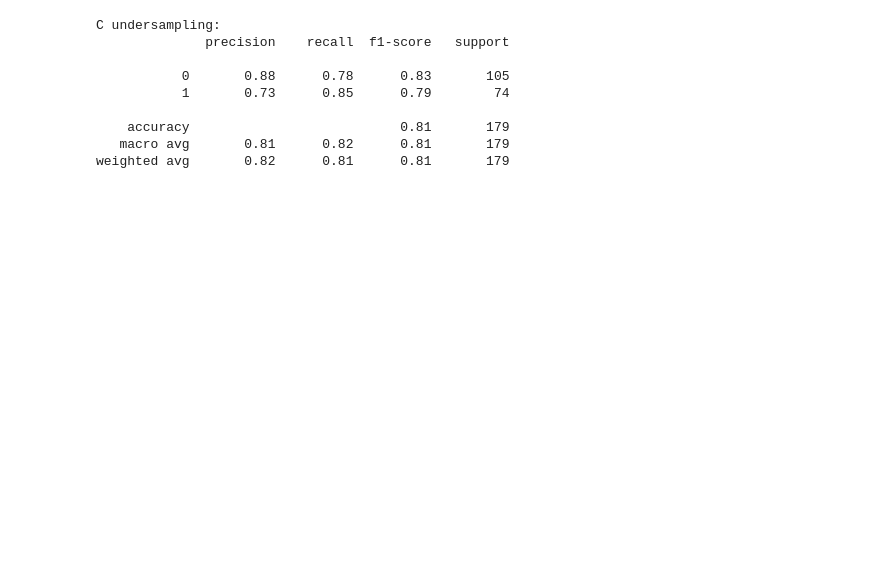
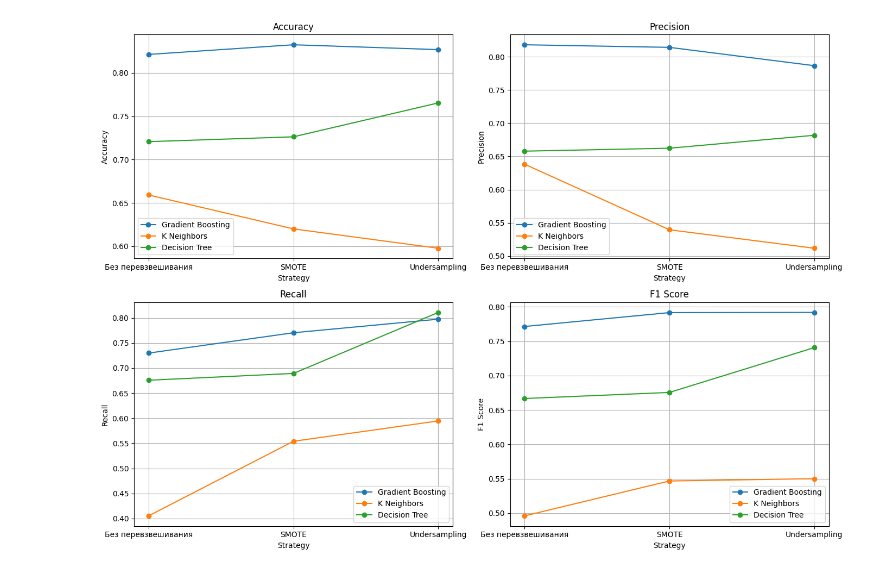
Before and after one commit to sxnshxne/hw4, a Jupyter notebook: 4hw.ipynb, the cells around one changed output. Cells and saved outputs as stored; diff of their text form; code cells hidden in the pictures; blank space fills up the shorter version.

```diff
--- a/4hw.ipynb
+++ b/4hw.ipynb
@@ -71,23 +26,25 @@ weighted avg       0.82      0.81      0.81       179
-# %%
-# Применение undersampling
-undersample = RandomUnderSampler(random_state=42)
-X_train_under, y_train_under = undersample.fit_resample(X_train, y_train)
-
-# Обучение модели на данных после undersampling
-model_under = LogisticRegression(random_state=42, max_iter=1000)
-model_under.fit(X_train_under, y_train_under)
-
-# Предсказание и оценка модели
-y_pred_under = model_under.predict(X_test)
-print("С undersampling:")
-print(classification_report(y_test, y_pred_under))
-# %% [output]
-С undersampling:
-              precision    recall  f1-score   support
-
-           0       0.88      0.78      0.83       105
-           1       0.73      0.85      0.79        74
-
-    accuracy                           0.81       179
-   macro avg       0.81      0.82      0.81       179
-weighted avg       0.82      0.81      0.81       179
+# %%
+# Разделение на признаки и целевую переменную
+X = titanic.drop('Survived', axis=1)
+y = titanic['Survived']
+
+# Разделение на обучающую и тестовую выборки
+X_train, X_test, y_train, y_test = train_test_split(X, y, test_size=0.2, random_state=42)
+
+# Определение классификаторов
+classifiers = {
+    "Gradient Boosting": GradientBoostingClassifier(random_state=42),
+    "K Neighbors": KNeighborsClassifier(),
+    "Decision Tree": DecisionTreeClassifier(random_state=42)
+}
+
+# Функция для обучения и оценки модели
+def evaluate_classifier(clf, X_train, y_train, X_test, y_test):
+    clf.fit(X_train, y_train)
+    y_pred = clf.predict(X_test)
+    return {
+        "accuracy": accuracy_score(y_test, y_pred),
+        "precision": precision_score(y_test, y_pred),
+        "recall": recall_score(y_test, y_pred),
+        "f1_score": f1_score(y_test, y_pred)
+    }
@@ -93,0 +80,20 @@ weighted avg       0.82      0.81      0.81       179
+# %%
+# Построение графиков
+fig, axes = plt.subplots(2, 2, figsize=(14, 10))
+
+metrics = ["Accuracy", "Precision", "Recall", "F1 Score"]
+for i, metric in enumerate(metrics):
+    ax = axes[i // 2, i % 2]
+    for clf_name in classifiers.keys():
+        subset = results_df[results_df["Classifier"] == clf_name]
+        ax.plot(subset["Strategy"], subset[metric], marker='o', label=clf_name)
+    ax.set_title(metric)
+    ax.set_xlabel("Strategy")
+    ax.set_ylabel(metric)
+    ax.legend()
+    ax.grid(True)
+
+plt.tight_layout()
+plt.show()
+# %% [output]
+[figure, added]
```
Also changed, not shown: parts of 5 cells of this notebook.
